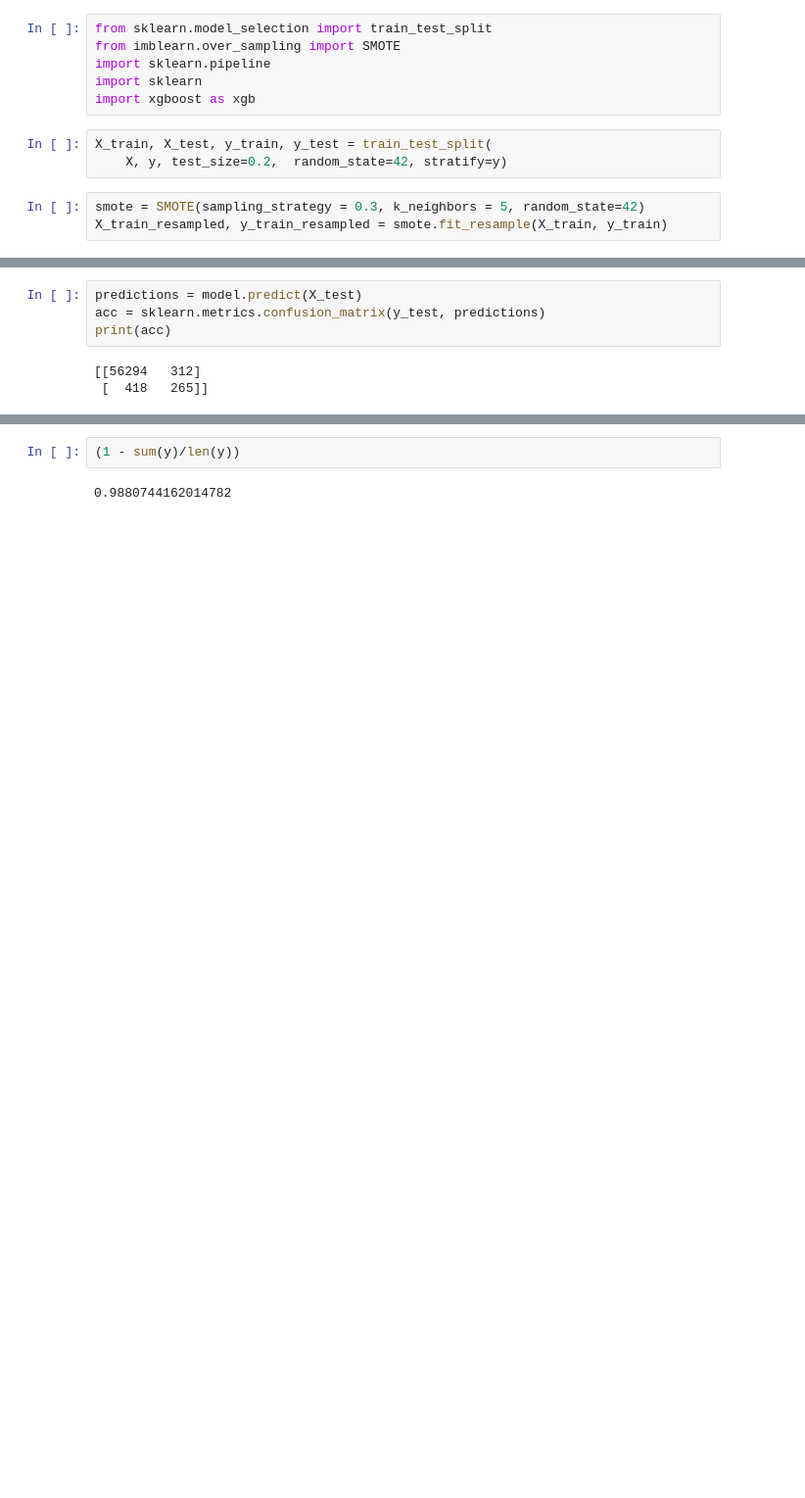
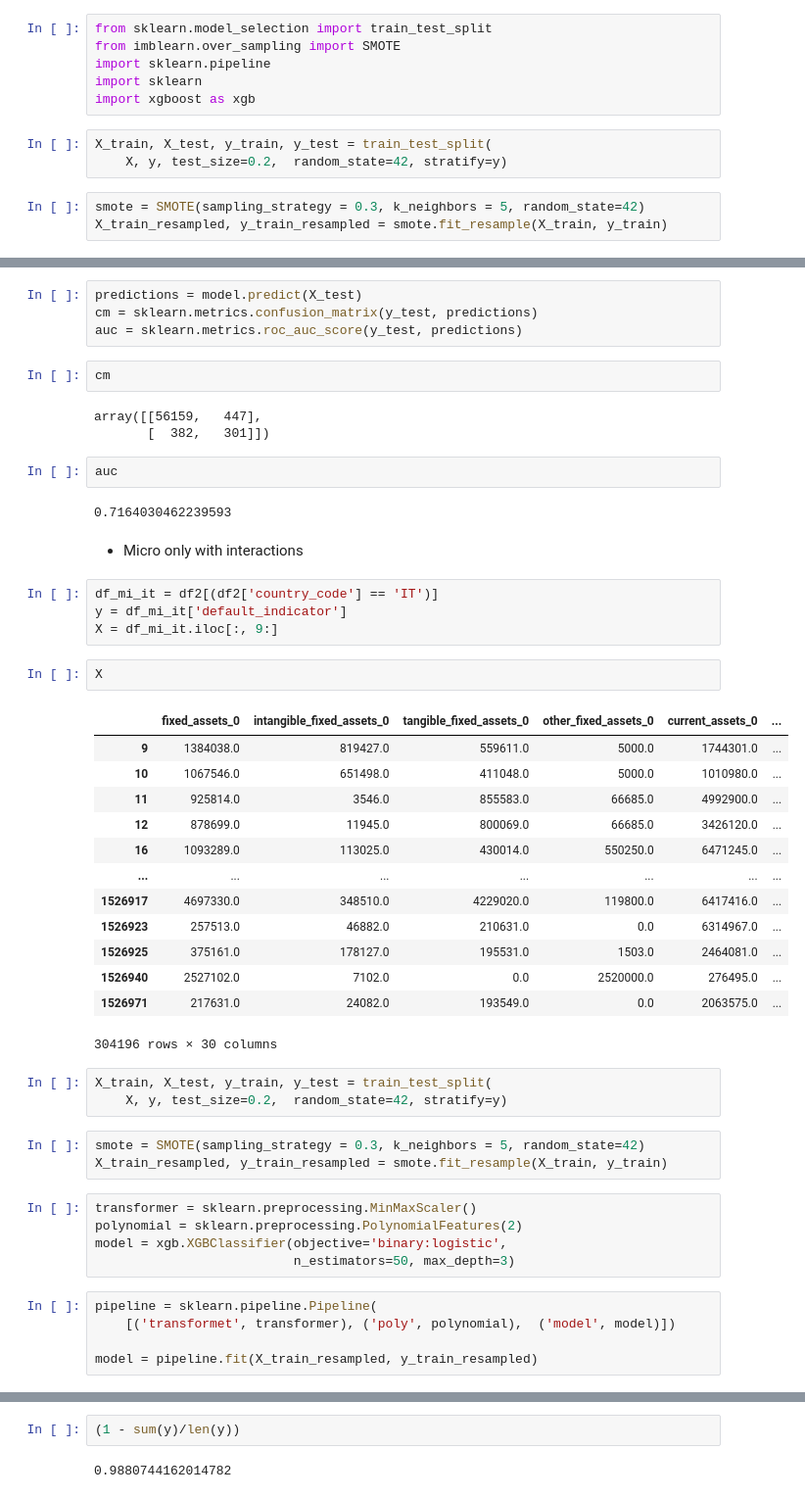
Before and after one commit to jakublaza/FCS-Zanders, a Jupyter notebook: FCS_code.ipynb, the cells around one changed output, grey strips where cells are left out. Shown at 98% size. Drawn from its saved outputs; the diff is of its cells as text; blank space fills up the shorter version.

```diff
--- a/FCS_code.ipynb
+++ b/FCS_code.ipynb
@@ -584,10 +635,54 @@ pipeline = sklearn.pipeline.Pipeline(
 model = pipeline.fit(X_train_resampled, y_train_resampled)
 # %%
 predictions = model.predict(X_test)
-acc = sklearn.metrics.confusion_matrix(y_test, predictions)
-print(acc)
+cm = sklearn.metrics.confusion_matrix(y_test, predictions)
+auc = sklearn.metrics.roc_auc_score(y_test, predictions)
-# %% [output]
-[[56294   312]
- [  418   265]]
+# %%
+cm
+# %% [output]
+array([[56159,   447],
+       [  382,   301]])
+# %%
+auc
+# %% [output]
+0.7164030462239593
+# %% [markdown]
+* Micro only with interactions
+# %%
+df_mi_it = df2[(df2['country_code'] == 'IT')]
+y = df_mi_it['default_indicator']
+X = df_mi_it.iloc[:, 9:]
+# %%
+X
+# %% [output]
+|  | fixed_assets_0 | intangible_fixed_assets_0 | tangible_fixed_assets_0 | other_fixed_assets_0 | current_assets_0 | ... |
+| 9 | 1384038.0 | 819427.0 | 559611.0 | 5000.0 | 1744301.0 | ... |
+| 10 | 1067546.0 | 651498.0 | 411048.0 | 5000.0 | 1010980.0 | ... |
+| 11 | 925814.0 | 3546.0 | 855583.0 | 66685.0 | 4992900.0 | ... |
+| 12 | 878699.0 | 11945.0 | 800069.0 | 66685.0 | 3426120.0 | ... |
+| 16 | 1093289.0 | 113025.0 | 430014.0 | 550250.0 | 6471245.0 | ... |
+| ... | ... | ... | ... | ... | ... | ... |
+| 1526917 | 4697330.0 | 348510.0 | 4229020.0 | 119800.0 | 6417416.0 | ... |
+| 1526923 | 257513.0 | 46882.0 | 210631.0 | 0.0 | 6314967.0 | ... |
+| 1526925 | 375161.0 | 178127.0 | 195531.0 | 1503.0 | 2464081.0 | ... |
+| 1526940 | 2527102.0 | 7102.0 | 0.0 | 2520000.0 | 276495.0 | ... |
+| 1526971 | 217631.0 | 24082.0 | 193549.0 | 0.0 | 2063575.0 | ... |
+304196 rows × 30 columns
+# %%
+X_train, X_test, y_train, y_test = train_test_split(
+    X, y, test_size=0.2,  random_state=42, stratify=y)
+# %%
+smote = SMOTE(sampling_strategy = 0.3, k_neighbors = 5, random_state=42)
+X_train_resampled, y_train_resampled = smote.fit_resample(X_train, y_train)
+# %%
+transformer = sklearn.preprocessing.MinMaxScaler()
+polynomial = sklearn.preprocessing.PolynomialFeatures(2)
+model = xgb.XGBClassifier(objective='binary:logistic',
+                          n_estimators=50, max_depth=3)
+# %%
+pipeline = sklearn.pipeline.Pipeline(
+    [('transformet', transformer), ('poly', polynomial),  ('model', model)])
+
+model = pipeline.fit(X_train_resampled, y_train_resampled)
 # %%
 predictions = model.predict(X_test)
```
Also changed, not shown: parts of 88 cells of this notebook, 6 other files.
